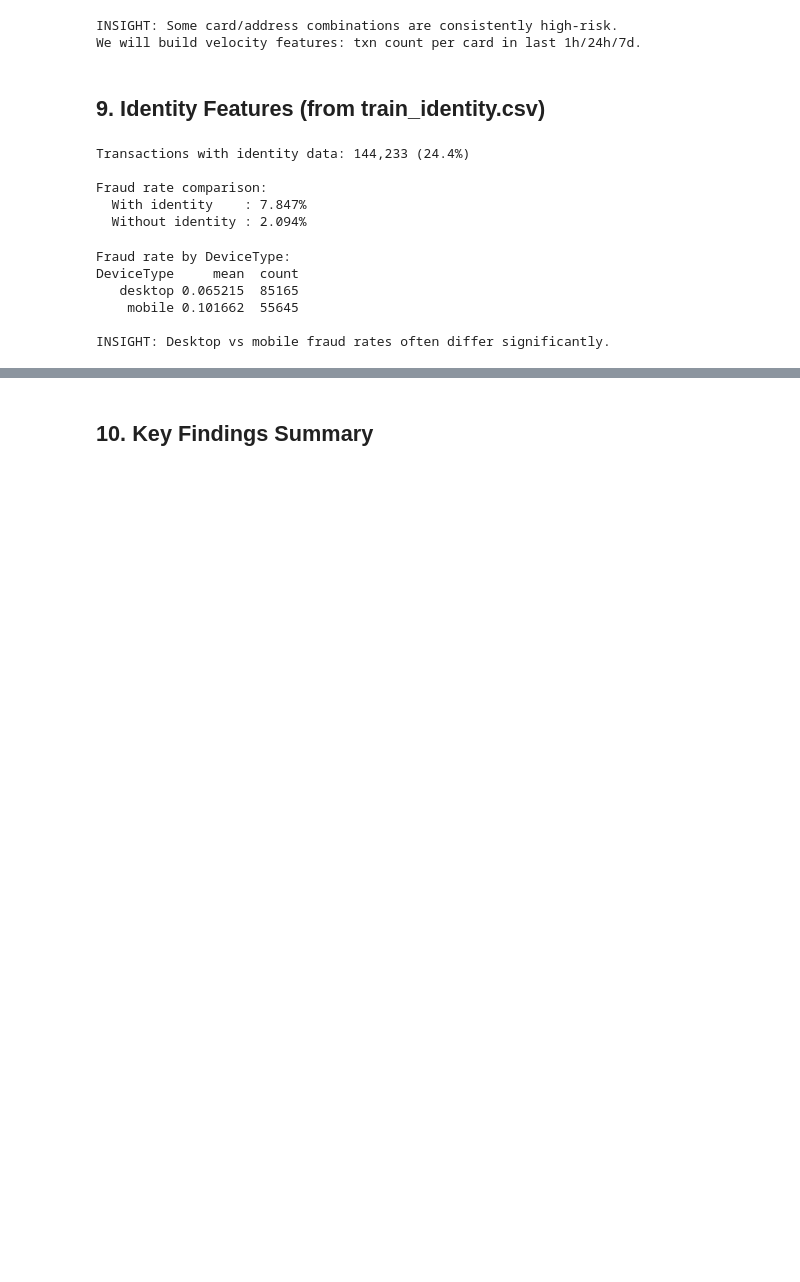
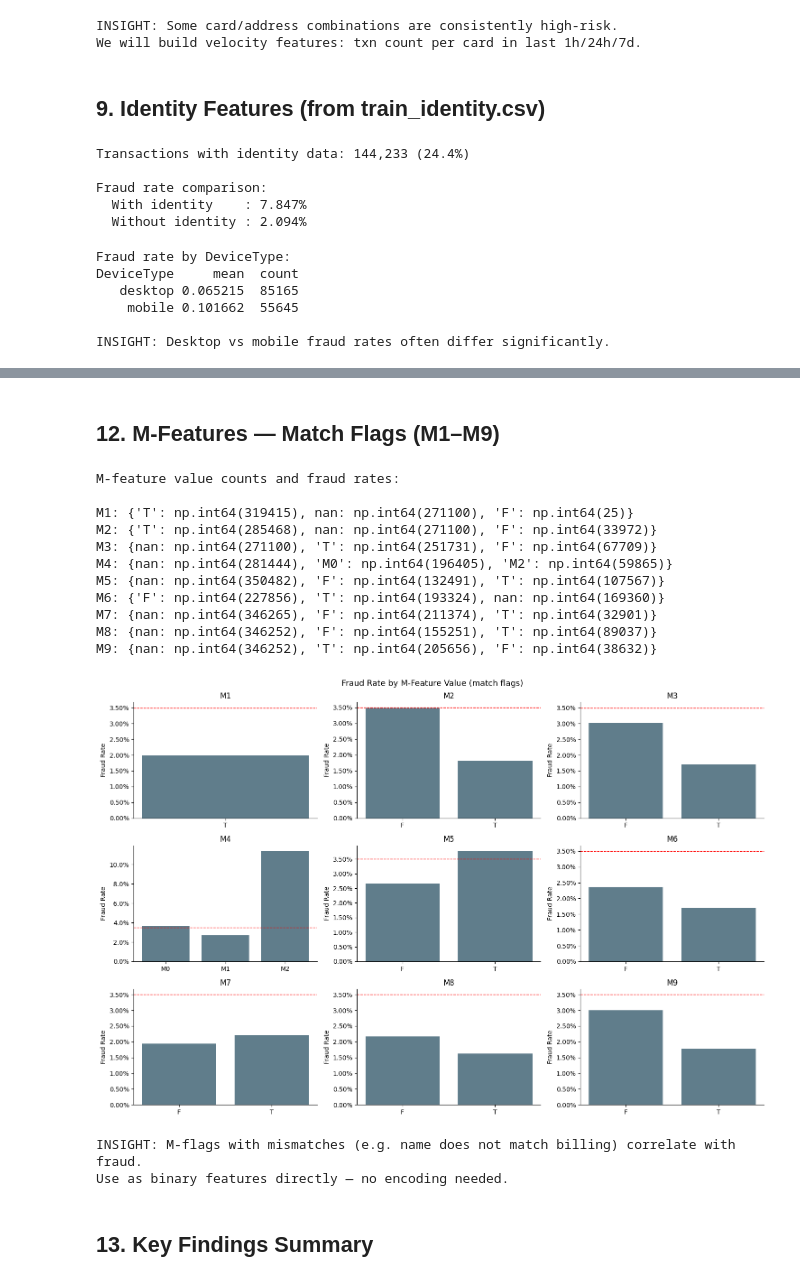
Before and after one commit to vanshkamra12/fraudshield-mlops, a Jupyter notebook: notebooks/01_eda.ipynb, the cells around one changed output, grey strips where cells are left out. Cells and saved outputs as stored; diff of their text form; code cells hidden in the pictures; blank space fills up the shorter version.

```diff
--- a/notebooks/01_eda.ipynb
+++ b/notebooks/01_eda.ipynb
@@ -383,5 +487,56 @@ INSIGHT: Desktop vs mobile fraud rates often differ significantly.
+# %% [markdown]
+## 12. M-Features — Match Flags (M1–M9)
+# %%
+# M1-M9 are binary match flags: does the name on the card match billing name? address match? etc.
+# Vesta doesn't publish exact definitions but these flags encode verification outcomes.
+
+m_cols = [c for c in df.columns if c.startswith('M')]
+print('M-feature value counts and fraud rates:')
+print()
+
+m_fraud_rates = {}
+for col in m_cols:
+    counts = df[col].value_counts(dropna=False)
+    fraud_by = df.groupby(col, dropna=False)['isFraud'].mean()
+    m_fraud_rates[col] = fraud_by
+    print(f'{col}: {dict(counts.head(3))}')
+
+fig, axes = plt.subplots(3, 3, figsize=(15, 10))
+axes = axes.flatten()
+
+for i, col in enumerate(m_cols):
+    fraud_by = df.groupby(col)['isFraud'].agg(['mean', 'count']).reset_index()
+    fraud_by = fraud_by[fraud_by['count'] >= 100]
+
+    axes[i].bar(fraud_by[col].astype(str), fraud_by['mean'], color='#607D8B')
+    axes[i].axhline(fraud_rate, linestyle='--', color='red', linewidth=1)
+    axes[i].set_title(col)
+    axes[i].set_ylabel('Fraud Rate')
+    axes[i].yaxis.set_major_formatter(mticker.PercentFormatter(1.0))
+
+plt.suptitle('Fraud Rate by M-Feature Value (match flags)', fontsize=13)
+plt.tight_layout()
+plt.savefig('../docs/eda_m_features.png', dpi=120, bbox_inches='tight')
+plt.show()
+print('\nINSIGHT: M-flags with mismatches (e.g. name does not match billing) correlate with fraud.')
+print('Use as binary features directly — no encoding needed.')
+# %% [output]
+M-feature value counts and fraud rates:
+
+M1: {'T': np.int64(319415), nan: np.int64(271100), 'F': np.int64(25)}
+M2: {'T': np.int64(285468), nan: np.int64(271100), 'F': np.int64(33972)}
+M3: {nan: np.int64(271100), 'T': np.int64(251731), 'F': np.int64(67709)}
+M4: {nan: np.int64(281444), 'M0': np.int64(196405), 'M2': np.int64(59865)}
+M5: {nan: np.int64(350482), 'F': np.int64(132491), 'T': np.int64(107567)}
+M6: {'F': np.int64(227856), 'T': np.int64(193324), nan: np.int64(169360)}
+M7: {nan: np.int64(346265), 'F': np.int64(211374), 'T': np.int64(32901)}
+M8: {nan: np.int64(346252), 'F': np.int64(155251), 'T': np.int64(89037)}
+M9: {nan: np.int64(346252), 'T': np.int64(205656), 'F': np.int64(38632)}
+[figure, added]
+INSIGHT: M-flags with mismatches (e.g. name does not match billing) correlate with fraud.
+Use as binary features directly — no encoding needed.
 # %% [markdown]
-## 10. Key Findings Summary
+## 13. Key Findings Summary
 # %%
 print('='*65)
 print('FRAUDSHIELD EDA — KEY FINDINGS')
```
Also changed, not shown: parts of 5 cells of this notebook, 3 other files.
